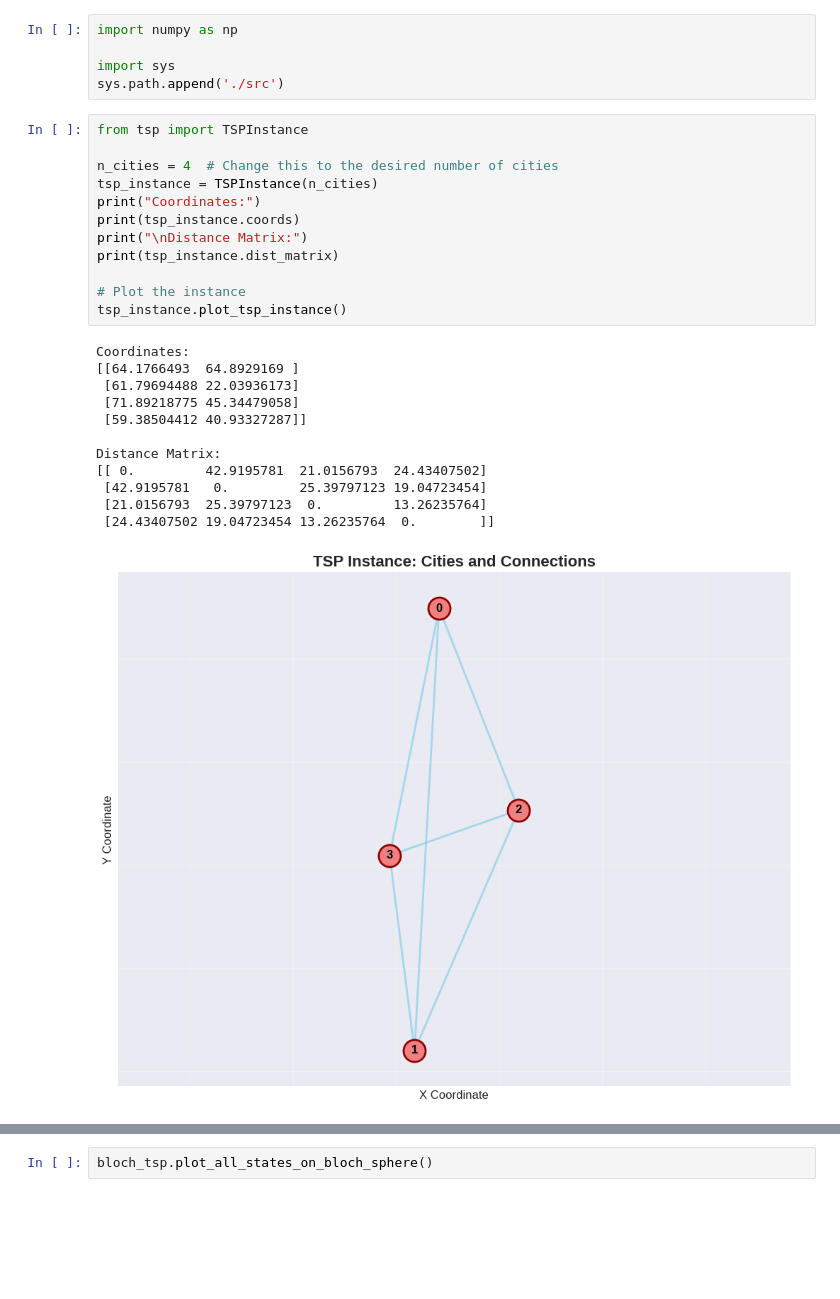
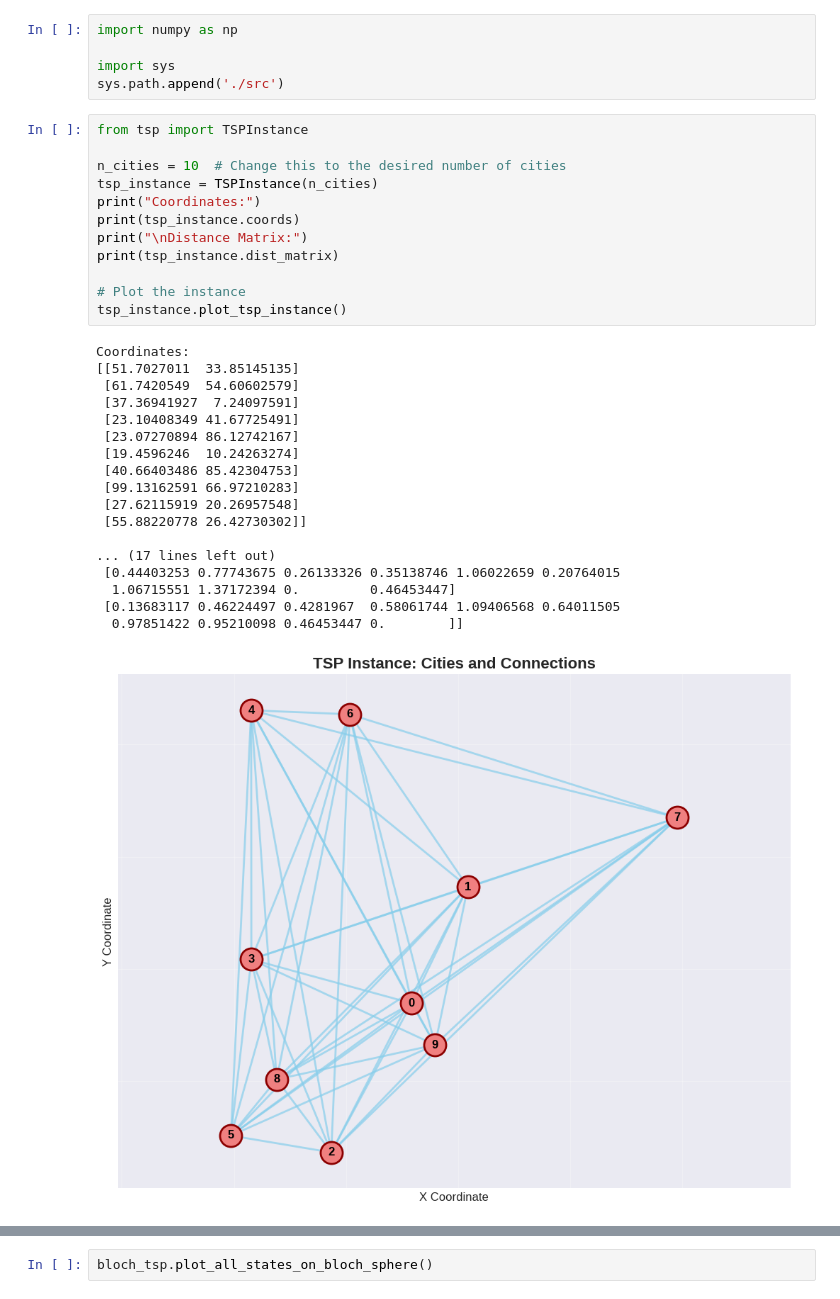
Before and after one commit to QubiTO-team/single-qubit-TSP, a Jupyter notebook: brute_force_symmetric.ipynb, the cells around one changed output, grey strips where cells are left out. Cells and saved outputs as stored; diff of their text form; blank space fills up the shorter version.

```diff
--- a/brute_force_symmetric.ipynb
+++ b/brute_force_symmetric.ipynb
@@ -6,25 +6,31 @@ sys.path.append('./src')
 # %%
 from tsp import TSPInstance
 
-n_cities = 4  # Change this to the desired number of cities
+n_cities = 10  # Change this to the desired number of cities
 tsp_instance = TSPInstance(n_cities)
 print("Coordinates:")
 print(tsp_instance.coords)
 print("\nDistance Matrix:")
 print(tsp_instance.dist_matrix)
 
 # Plot the instance
 tsp_instance.plot_tsp_instance()
 # %% [output]
 Coordinates:
-[[64.1766493  64.8929169 ]
- [61.79694488 22.03936173]
- [71.89218775 45.34479058]
- [59.38504412 40.93327287]]
+[[51.7027011  33.85145135]
+ [61.7420549  54.60602579]
+ [37.36941927  7.24097591]
+ [23.10408349 41.67725491]
+ [23.07270894 86.12742167]
+ [19.4596246  10.24263274]
+ [40.66403486 85.42304753]
+ [99.13162591 66.97210283]
+ [27.62115919 20.26957548]
+ [55.88220778 26.42730302]]
 
-Distance Matrix:
-[[ 0.         42.9195781  21.0156793  24.43407502]
- [42.9195781   0.         25.39797123 19.04723454]
- [21.0156793  25.39797123  0.         13.26235764]
- [24.43407502 19.04723454 13.26235764  0.        ]]
+... (17 lines left out)
+ [0.44403253 0.77743675 0.26133326 0.35138746 1.06022659 0.20764015
+  1.06715551 1.37172394 0.         0.46453447]
+ [0.13683117 0.46224497 0.4281967  0.58061744 1.09406568 0.64011505
+  0.97851422 0.95210098 0.46453447 0.        ]]
-[figure, old version]
+[figure, new version]
```
Also changed, not shown: parts of 7 cells of this notebook, 4 other files.
